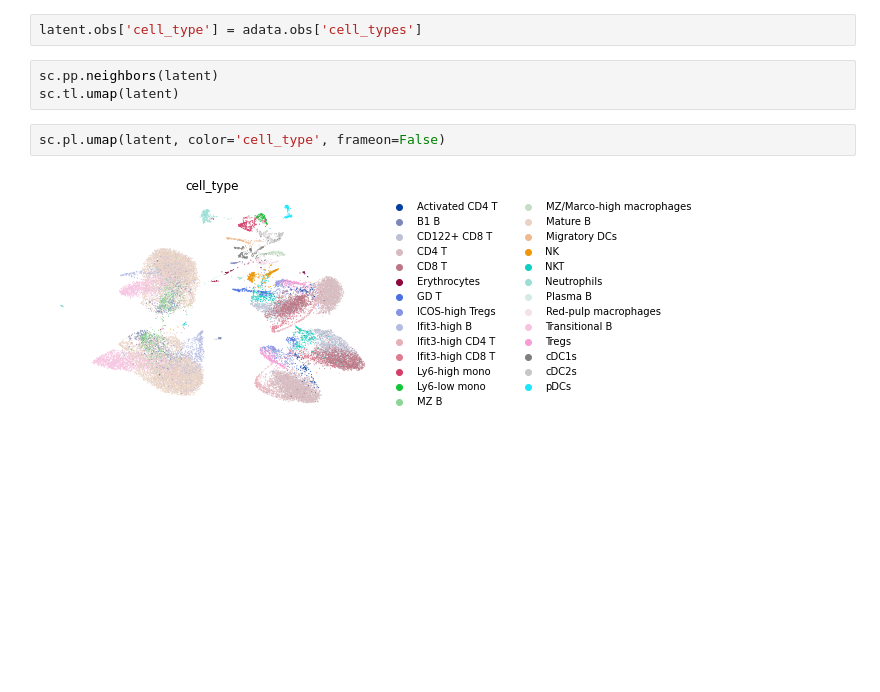
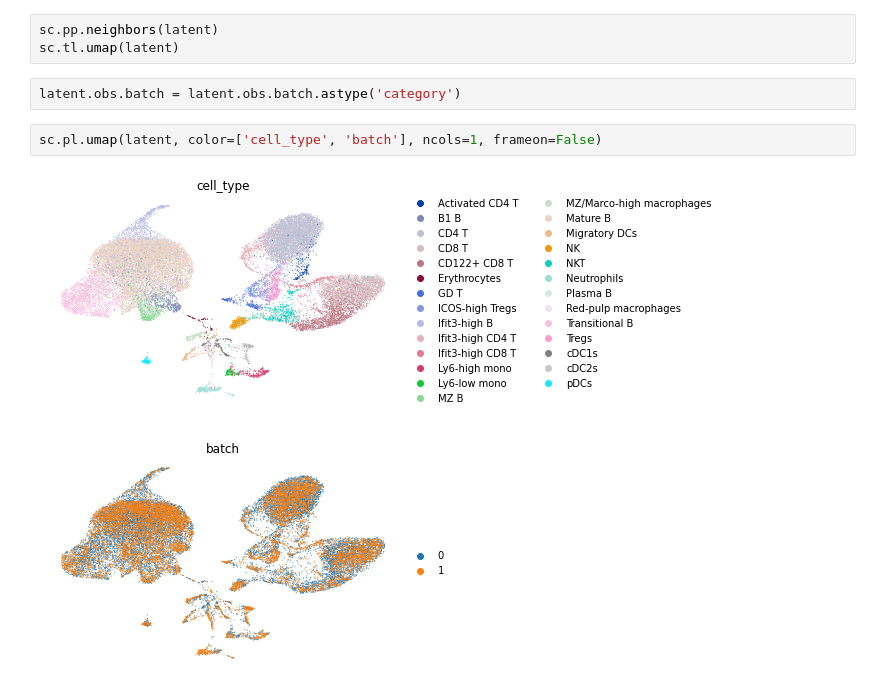
Before and after one commit to theislab/multigrate_reproducibility, a Jupyter notebook: notebooks/benchmarks/individual_datasets/seuratv4/gayoso2020-seurat.ipynb, the cells around one changed output. Cells and saved outputs as stored; diff of their text form; blank space fills up the shorter version.

```diff
--- a/notebooks/benchmarks/individual_datasets/seuratv4/gayoso2020-seurat.ipynb
+++ b/notebooks/benchmarks/individual_datasets/seuratv4/gayoso2020-seurat.ipynb
@@ -227,9 +393,9 @@ np.sum(latent.obs_names != adata.obs_names)
-# %%
-latent.obs['cell_type'] = adata.obs['cell_types']
 # %%
 sc.pp.neighbors(latent)
 sc.tl.umap(latent)
+# %%
+latent.obs.batch = latent.obs.batch.astype('category')
 # %%
-sc.pl.umap(latent, color='cell_type', frameon=False)
+sc.pl.umap(latent, color=['cell_type', 'batch'], ncols=1, frameon=False)
 # %% [output]
-[figure, old version]
+[figure, new version]
```
Also changed, not shown: parts of 19 cells of this notebook, 33 other files.
